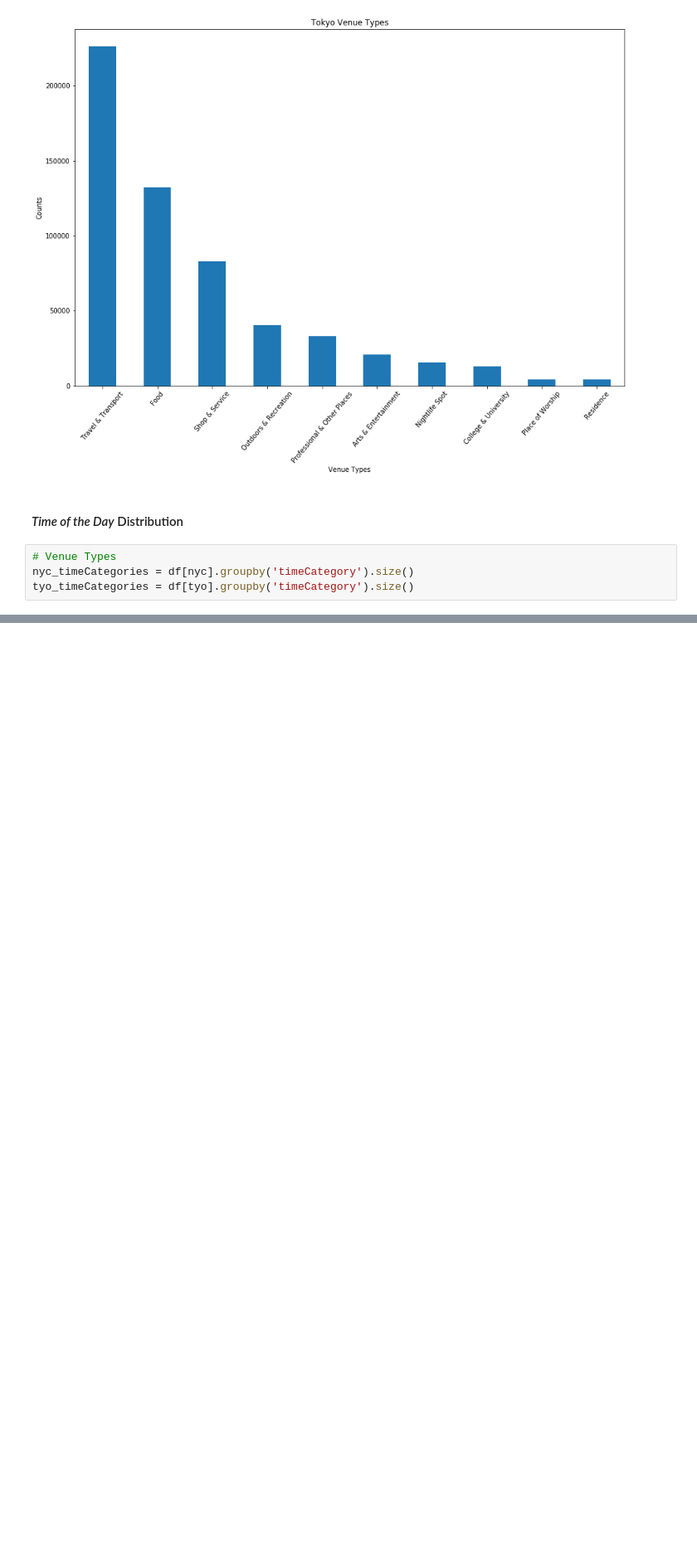
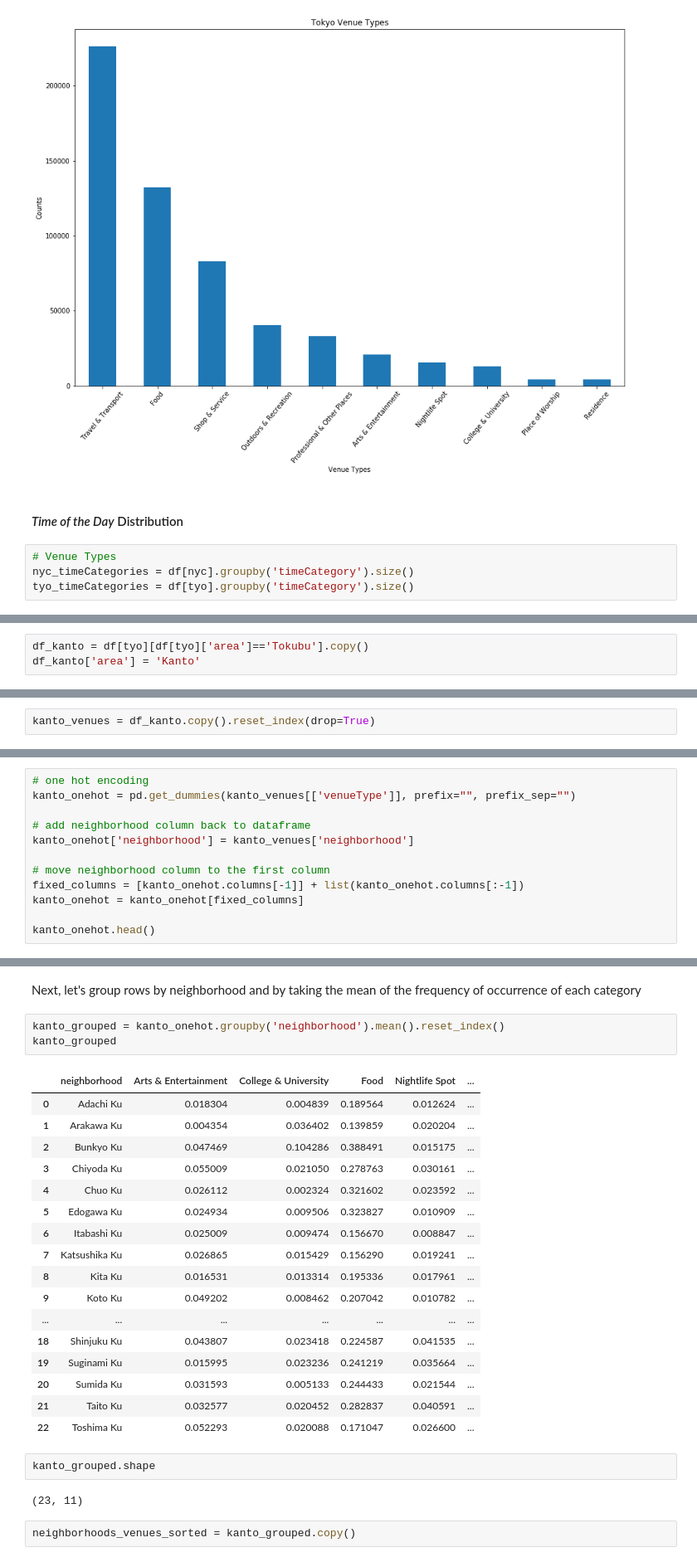
Before and after one commit to Shailendra-Singh/coursera-capstone, a Jupyter notebook: Projects/Battle of Neighbourhoods/Analysis of NYC and Tokyo Check-ins (Foursquare).ipynb, the cells around one changed output, grey strips where cells are left out. Shown at 83% size. Saved outputs shown, nothing was run; the diff lists cells and outputs as text; blank space fills up the shorter version.

```diff
--- a/Projects/Battle of Neighbourhoods/Analysis of NYC and Tokyo Check-ins (Foursquare).ipynb
+++ b/Projects/Battle of Neighbourhoods/Analysis of NYC and Tokyo Check-ins (Foursquare).ipynb
@@ -539,0 +662,3 @@ world_map.choropleth(
+# %%
+df_kanto = df[tyo][df[tyo]['area']=='Tokubu'].copy()
+df_kanto['area'] = 'Kanto'
@@ -539,0 +860,2 @@ world_map.choropleth(
+# %%
+kanto_venues = df_kanto.copy().reset_index(drop=True)
@@ -539,0 +873,12 @@ world_map.choropleth(
+# %%
+# one hot encoding
+kanto_onehot = pd.get_dummies(kanto_venues[['venueType']], prefix="", prefix_sep="")
+
+# add neighborhood column back to dataframe
+kanto_onehot['neighborhood'] = kanto_venues['neighborhood']
+
+# move neighborhood column to the first column
+fixed_columns = [kanto_onehot.columns[-1]] + list(kanto_onehot.columns[:-1])
+kanto_onehot = kanto_onehot[fixed_columns]
+
+kanto_onehot.head()
@@ -539,0 +892,29 @@ world_map.choropleth(
+# %% [markdown]
+Next, let's group rows by neighborhood and by taking the mean of the frequency of occurrence of each category
+# %%
+kanto_grouped = kanto_onehot.groupby('neighborhood').mean().reset_index()
+kanto_grouped
+# %% [output]
+|  | neighborhood | Arts & Entertainment | College & University | Food | Nightlife Spot | ... |
+| 0 | Adachi Ku | 0.018304 | 0.004839 | 0.189564 | 0.012624 | ... |
+| 1 | Arakawa Ku | 0.004354 | 0.036402 | 0.139859 | 0.020204 | ... |
+| 2 | Bunkyo Ku | 0.047469 | 0.104286 | 0.388491 | 0.015175 | ... |
+| 3 | Chiyoda Ku | 0.055009 | 0.021050 | 0.278763 | 0.030161 | ... |
+| 4 | Chuo Ku | 0.026112 | 0.002324 | 0.321602 | 0.023592 | ... |
+| 5 | Edogawa Ku | 0.024934 | 0.009506 | 0.323827 | 0.010909 | ... |
+| 6 | Itabashi Ku | 0.025009 | 0.009474 | 0.156670 | 0.008847 | ... |
+| 7 | Katsushika Ku | 0.026865 | 0.015429 | 0.156290 | 0.019241 | ... |
+| 8 | Kita Ku | 0.016531 | 0.013314 | 0.195336 | 0.017961 | ... |
+| 9 | Koto Ku | 0.049202 | 0.008462 | 0.207042 | 0.010782 | ... |
+| ... | ... | ... | ... | ... | ... | ... |
+| 18 | Shinjuku Ku | 0.043807 | 0.023418 | 0.224587 | 0.041535 | ... |
+| 19 | Suginami Ku | 0.015995 | 0.023236 | 0.241219 | 0.035664 | ... |
+| 20 | Sumida Ku | 0.031593 | 0.005133 | 0.244433 | 0.021544 | ... |
+| 21 | Taito Ku | 0.032577 | 0.020452 | 0.282837 | 0.040591 | ... |
+| 22 | Toshima Ku | 0.052293 | 0.020088 | 0.171047 | 0.026600 | ... |
+# %%
+kanto_grouped.shape
+# %% [output]
+(23, 11)
+# %%
+neighborhoods_venues_sorted = kanto_grouped.copy()
```
Also changed, not shown: parts of 75 cells of this notebook, 4 other files.
